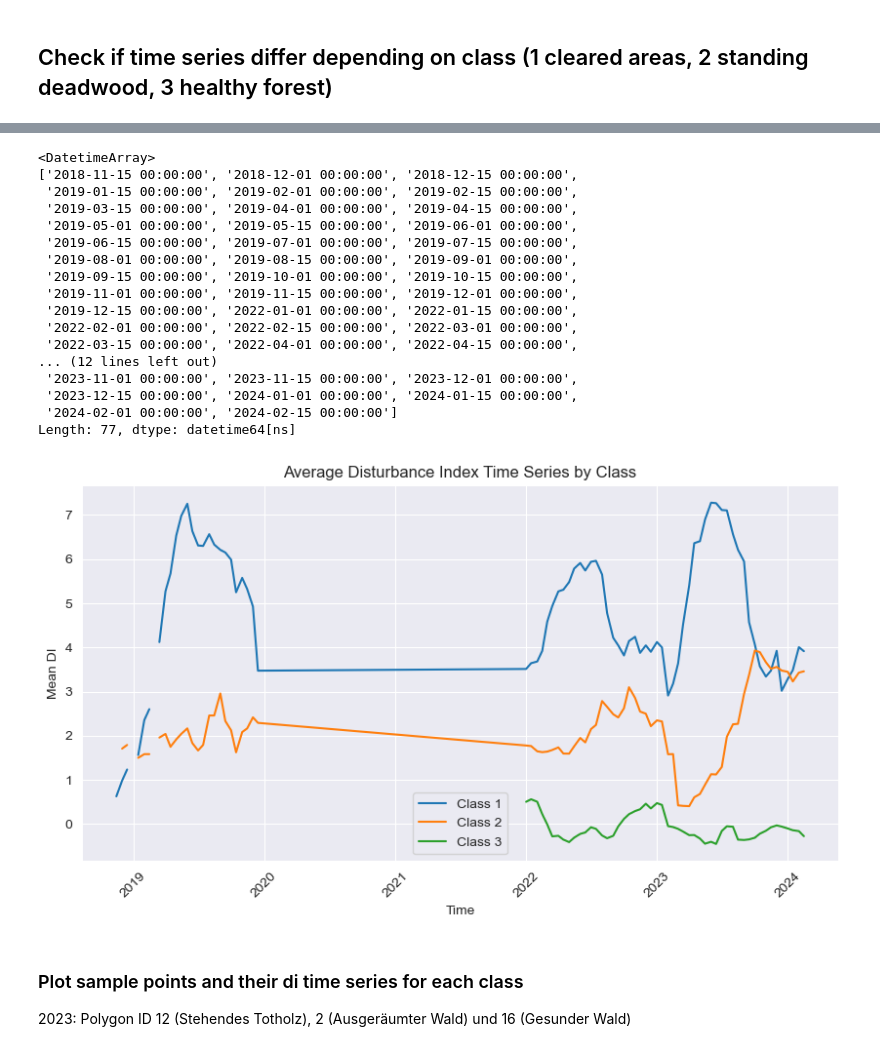
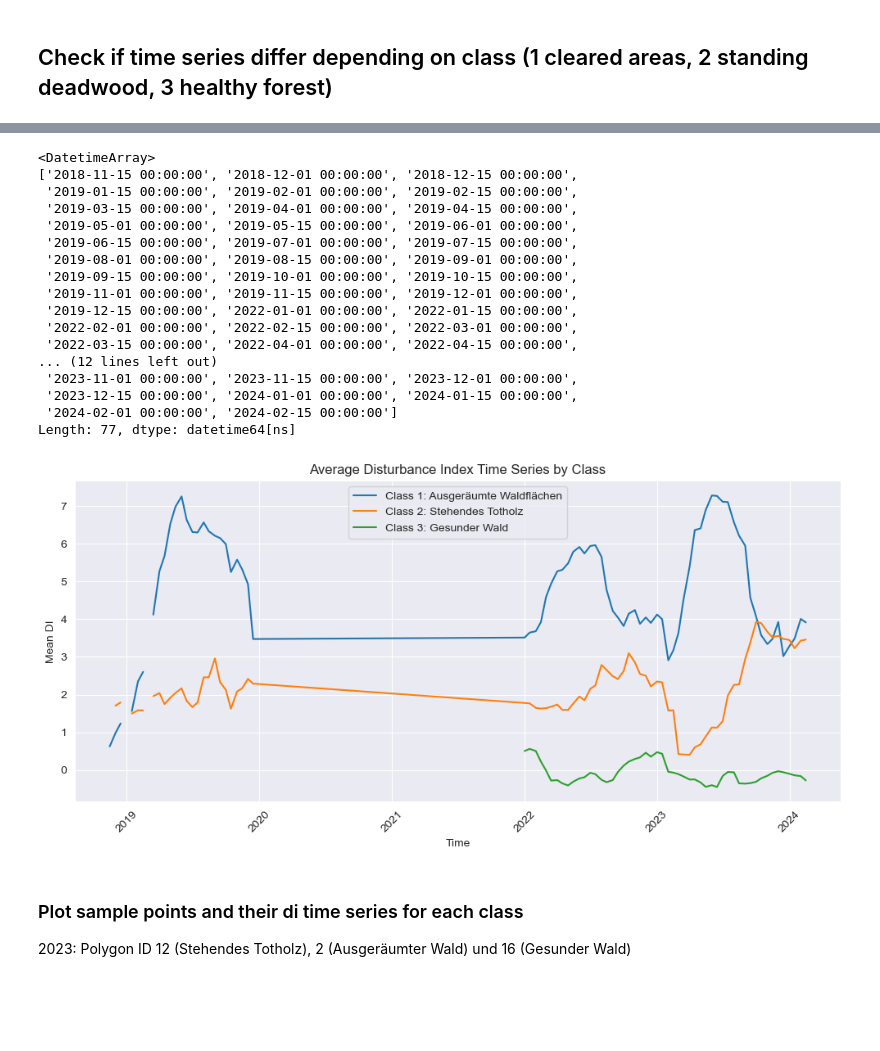
Before and after one commit to chrissikrause/ROOT_project, a Jupyter notebook: Training_Data.ipynb, the cells around one changed output, grey strips where cells are left out. Cells and saved outputs as stored; diff of their text form; code cells hidden in the pictures; blank space fills up the shorter version.

```diff
--- a/Training_Data.ipynb
+++ b/Training_Data.ipynb
@@ -281,37 +262,41 @@ print(df[df['di'].notna()]['time'].sort_values().unique())
 # Group by class and time, then compute mean DI and plot result
 df_grouped = df.groupby(["class", "time"])["di"].mean().reset_index()
 
+class_names = {1: "Ausgeräumte Waldflächen", 2: "Stehendes Totholz", 3: "Gesunder Wald"}
+
 # Plot
 plt.figure(figsize=(10, 5))
 for class_label in df_grouped["class"].unique():
     subset = df_grouped[df_grouped["class"] == class_label]
-    plt.plot(subset["time"], subset["di"], label=f"Class {class_label}")
+    class_name = class_names.get(class_label, "Unknown")
+    plt.plot(subset["time"], subset["di"], label=f"Class {class_label}: {class_name}")
 
 plt.xlabel("Time")
 plt.ylabel("Mean DI")
 plt.title("Average Disturbance Index Time Series by Class")
 plt.legend()
 plt.xticks(rotation=45)
+plt.tight_layout()
 plt.show()
 # %% [output]
 <DatetimeArray>
 ['2018-11-15 00:00:00', '2018-12-01 00:00:00', '2018-12-15 00:00:00',
  '2019-01-15 00:00:00', '2019-02-01 00:00:00', '2019-02-15 00:00:00',
  '2019-03-15 00:00:00', '2019-04-01 00:00:00', '2019-04-15 00:00:00',
  '2019-05-01 00:00:00', '2019-05-15 00:00:00', '2019-06-01 00:00:00',
  '2019-06-15 00:00:00', '2019-07-01 00:00:00', '2019-07-15 00:00:00',
  '2019-08-01 00:00:00', '2019-08-15 00:00:00', '2019-09-01 00:00:00',
  '2019-09-15 00:00:00', '2019-10-01 00:00:00', '2019-10-15 00:00:00',
  '2019-11-01 00:00:00', '2019-11-15 00:00:00', '2019-12-01 00:00:00',
  '2019-12-15 00:00:00', '2022-01-01 00:00:00', '2022-01-15 00:00:00',
  '2022-02-01 00:00:00', '2022-02-15 00:00:00', '2022-03-01 00:00:00',
  '2022-03-15 00:00:00', '2022-04-01 00:00:00', '2022-04-15 00:00:00',
 ... (12 lines left out)
  '2023-11-01 00:00:00', '2023-11-15 00:00:00', '2023-12-01 00:00:00',
  '2023-12-15 00:00:00', '2024-01-01 00:00:00', '2024-01-15 00:00:00',
  '2024-02-01 00:00:00', '2024-02-15 00:00:00']
 Length: 77, dtype: datetime64[ns]
-[figure, old version]
+[figure, new version]
 # %% [markdown]
 ### Plot sample points and their di time series for each class
 2023: Polygon ID 12 (Stehendes Totholz), 2 (Ausgeräumter Wald) und 16 (Gesunder Wald)
```
Also changed, not shown: parts of 8 cells of this notebook.
